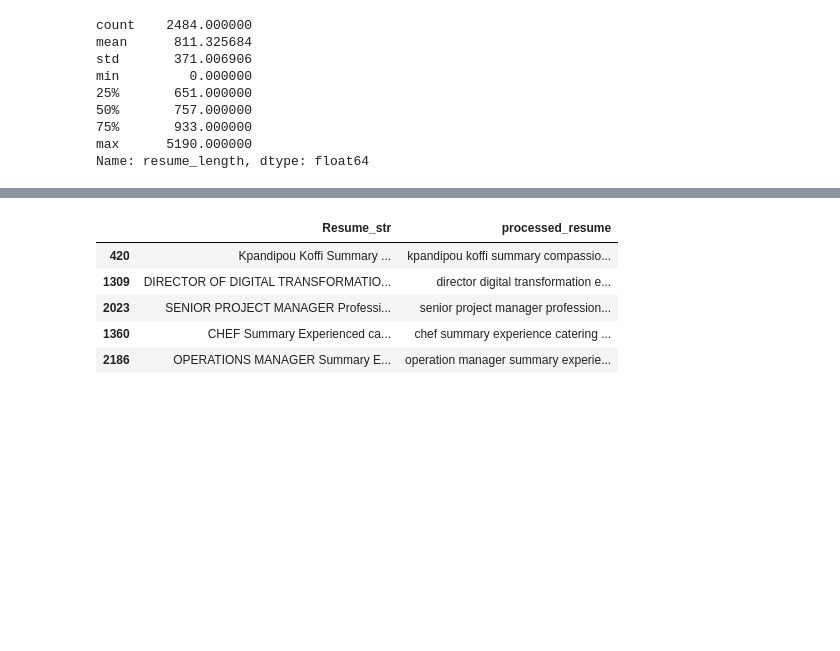
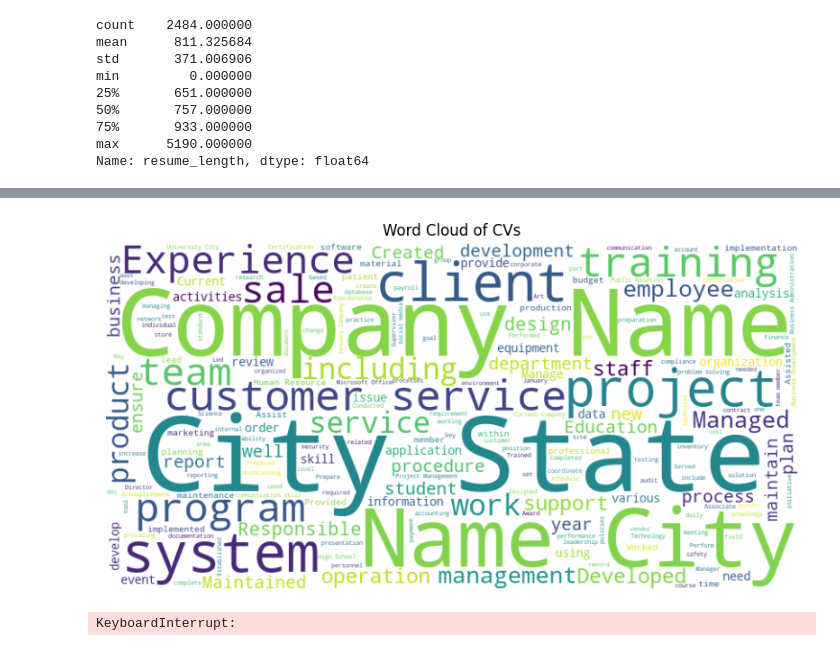
Before and after one commit to jaifm/cv-classification-project, a Jupyter notebook: notebooks/data_exploration.ipynb, the cells around one changed output, grey strips where cells are left out. Drawn from its saved outputs; the diff is of its cells as text; code cells hidden in the pictures; blank space fills up the shorter version.

Commit message:
initial text tokenization and model generation

```diff
--- a/notebooks/data_exploration.ipynb
+++ b/notebooks/data_exploration.ipynb
@@ -132,30 +130,46 @@ plt.show()
+# %%
+# Import the WordCloud module
+from wordcloud import WordCloud
+
+# Combine all cv texts into a single string
+text = ' '.join(df['Resume_str'])
+
+# Generate a word cloud image
+wordcloud = WordCloud(width=800, height=400, background_color='white').generate(text)
+
+# Display the word cloud image
+plt.figure(figsize=(10, 5))
+plt.imshow(wordcloud, interpolation='bilinear')
+plt.axis('off')  # Hide the axes
+plt.title('Word Cloud of CVs')
+plt.show()
+# %% [output]
+[figure, added]
 # %%
 import spacy
 
 # Load the spaCy English model
 nlp = spacy.load("en_core_web_sm")
 
-# Example function: tokenize + lemmatize text
+# Add custom stop words (Discovered from the word cloud)
+custom_stop_words = {"city", "state", "name", "company", "summary", "include"}
+for word in custom_stop_words:
+    nlp.Defaults.stop_words.add(word)
+    nlp.vocab[word].is_stop = True
+
+# tokenize + lemmatize text
 def preprocess_text(text):
     """
     Simple example: convert to doc, remove punctuation & stop words, and lemmatize tokens.
     """
     doc = nlp(text.lower())
-    tokens = []
-    for token in doc:
-        # Exclude punctuation, stopwords, or short tokens
-        if not token.is_punct and not token.is_stop and len(token.text.strip()) > 2:
-            tokens.append(token.lemma_)
+    tokens = [token.lemma_ for token in doc if not token.is_punct and not token.is_stop and len(token.text.strip()) > 2]
     return " ".join(tokens)
 
-# Apply this to a small sample for speed (optional)
-sample_df = df.sample(5, random_state=42).copy()
-sample_df["processed_resume"] = sample_df["Resume_str"].apply(preprocess_text)
-sample_df[["Resume_str", "processed_resume"]].head()
+# Apply the preprocess_text function to the entire dataframe
+df["processed_resume"] = df["Resume_str"].apply(preprocess_text)
+
+# Display the first few rows of the dataframe to verify the changes
+df[["Resume_str", "processed_resume"]].head()
 # %% [output]
-|  | Resume_str | processed_resume |
-| 420 | Kpandipou Koffi Summary ... | kpandipou koffi summary compassio... |
-| 1309 | DIRECTOR OF DIGITAL TRANSFORMATIO... | director digital transformation e... |
-| 2023 | SENIOR PROJECT MANAGER Professi... | senior project manager profession... |
-| 1360 | CHEF Summary Experienced ca... | chef summary experience catering ... |
-| 2186 | OPERATIONS MANAGER Summary E... | operation manager summary experie... |
+KeyboardInterrupt:
```
Also changed, not shown: parts of 4 cells of this notebook.
